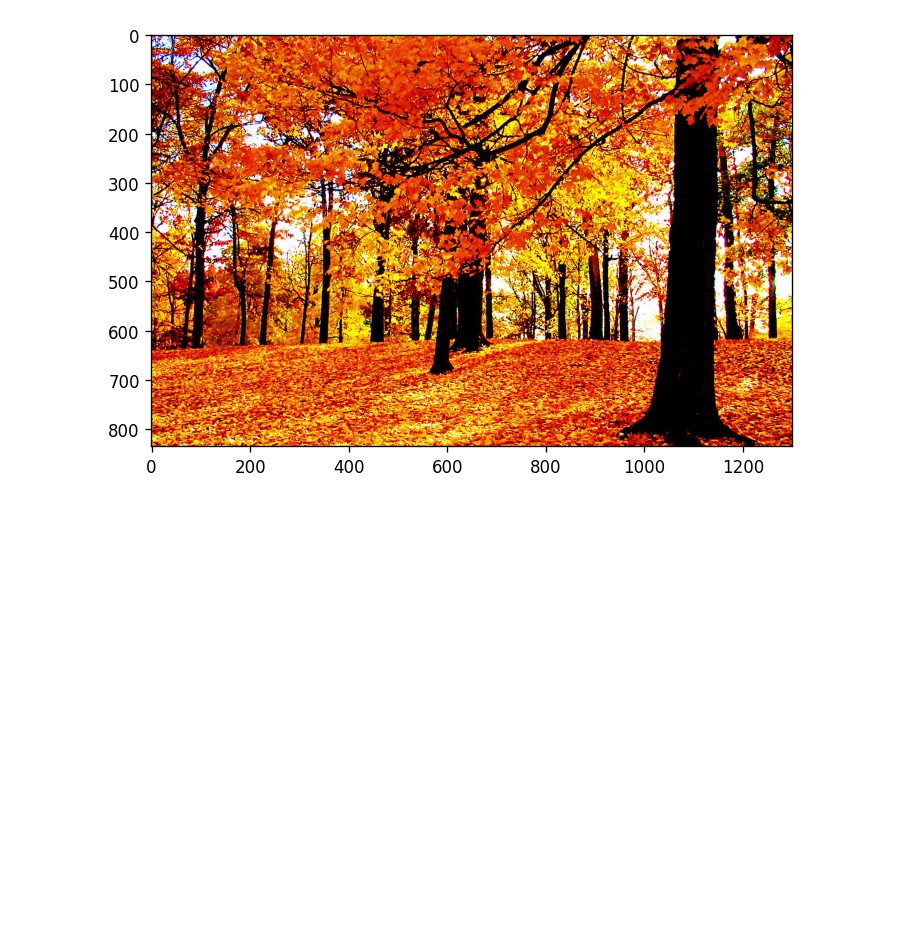
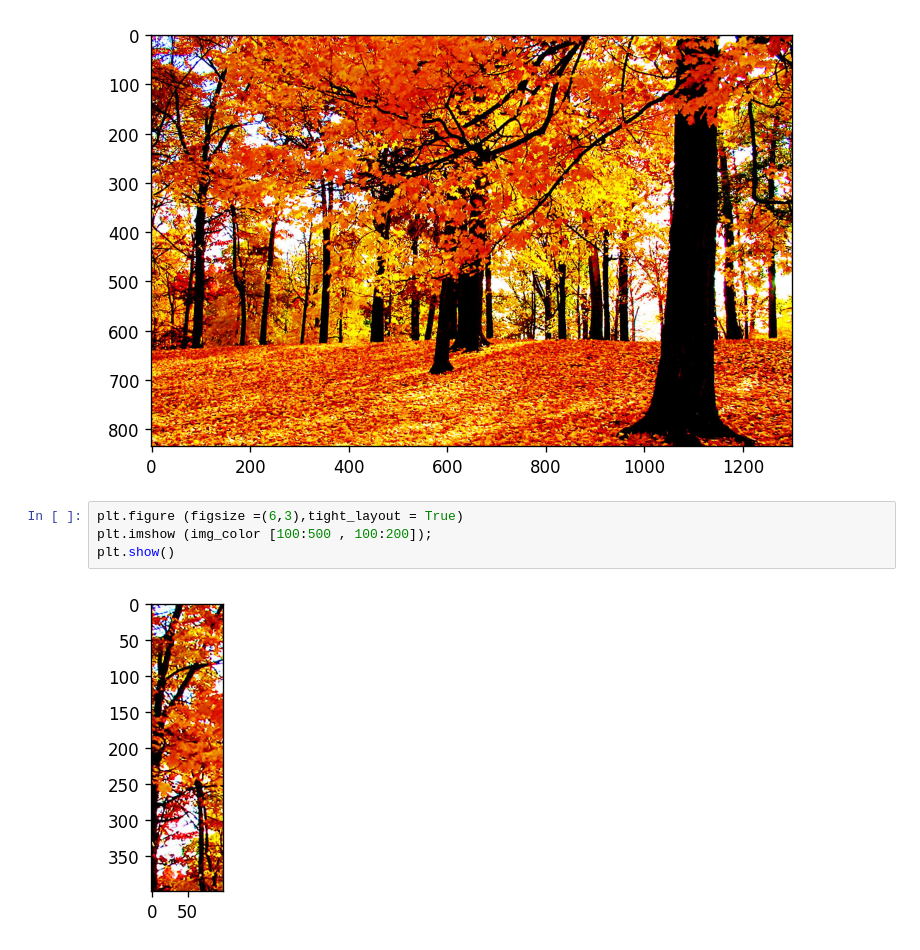
Before and after one commit to afalco/Introduccion_IA, a Jupyter notebook: Lectura1.ipynb, the cells around one changed output. Saved outputs shown, nothing was run; the diff lists cells and outputs as text; blank space fills up the shorter version.

```diff
--- a/Lectura1.ipynb
+++ b/Lectura1.ipynb
@@ -37,3 +37,9 @@ plt.imshow (img_color)
 plt.show ()
 # %% [output]
 [figure]
+# %%
+plt.figure (figsize =(6,3),tight_layout = True)
+plt.imshow (img_color [100:500 , 100:200]);
+plt.show()
+# %% [output]
+[figure, added]
```
